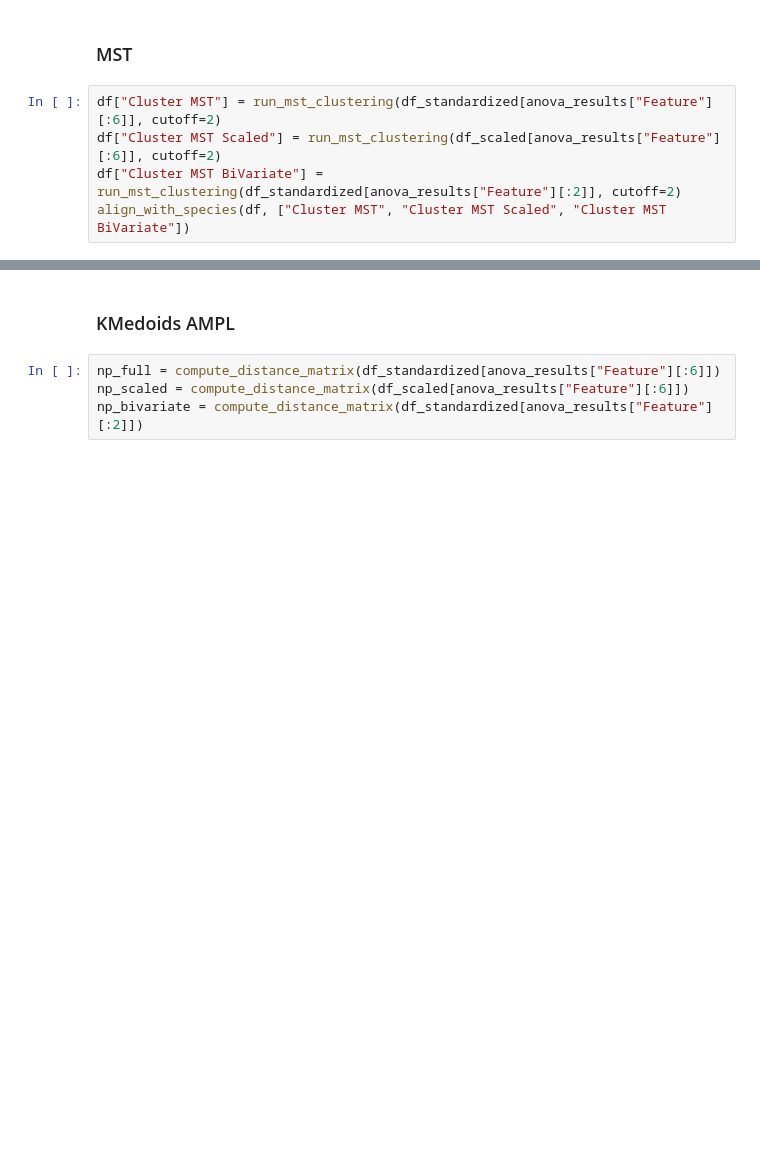
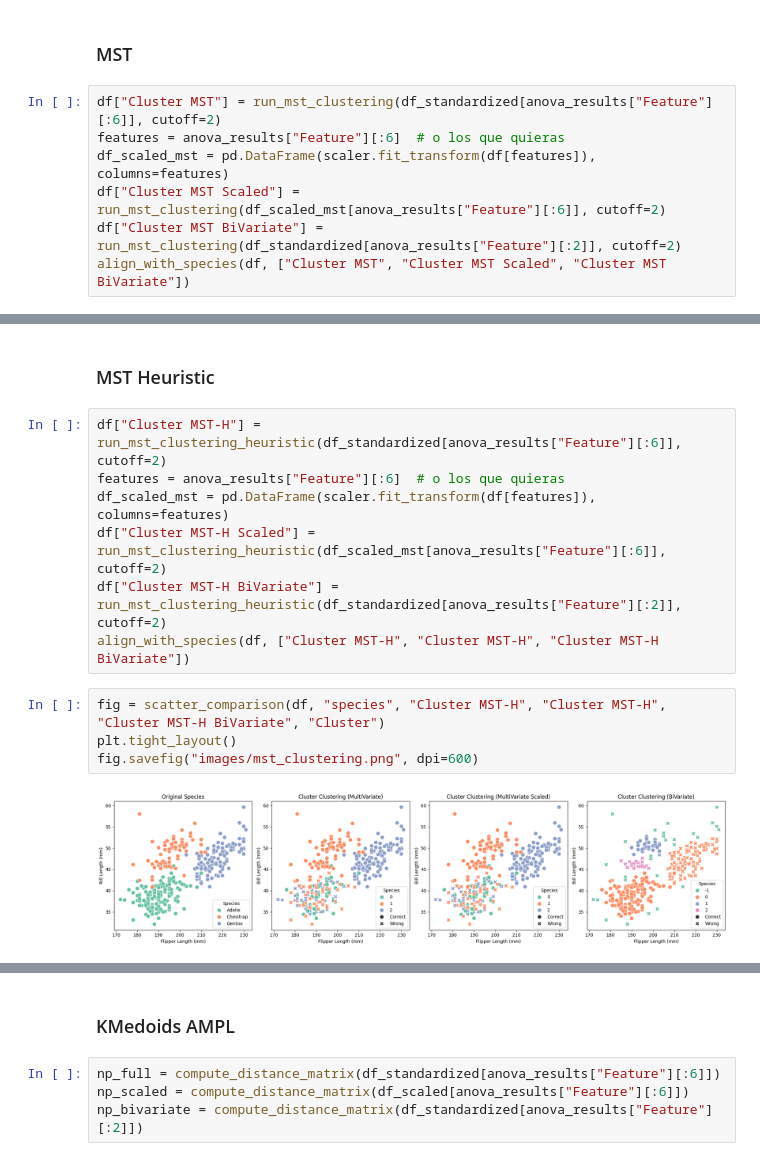
Before and after one commit to ivan-parreno/Cluster, a Jupyter notebook: ods/clustering/clustering.ipynb, the cells around one changed output, grey strips where cells are left out. Cells and saved outputs as stored; diff of their text form; blank space fills up the shorter version.

Commit message:
Merge and mst heuristic

```diff
--- a/ods/clustering/clustering.ipynb
+++ b/ods/clustering/clustering.ipynb
@@ -202,7 +213,9 @@ fig.savefig("images/kmedoids_confusion.png", dpi=600)
 ### MST
 # %%
 df["Cluster MST"] = run_mst_clustering(df_standardized[anova_results["Feature"][:6]], cutoff=2)
-df["Cluster MST Scaled"] = run_mst_clustering(df_scaled[anova_results["Feature"][:6]], cutoff=2)
+features = anova_results["Feature"][:6]  # o los que quieras
+df_scaled_mst = pd.DataFrame(scaler.fit_transform(df[features]), columns=features)
+df["Cluster MST Scaled"] = run_mst_clustering(df_scaled_mst[anova_results["Feature"][:6]], cutoff=2)
 df["Cluster MST BiVariate"] = run_mst_clustering(df_standardized[anova_results["Feature"][:2]], cutoff=2)
 align_with_species(df, ["Cluster MST", "Cluster MST Scaled", "Cluster MST BiVariate"])
 # %%
@@ -230,0 +248,15 @@ fig.savefig("images/mst_confusion.png", dpi=600)
+# %% [markdown]
+### MST Heuristic
+# %%
+df["Cluster MST-H"] = run_mst_clustering_heuristic(df_standardized[anova_results["Feature"][:6]], cutoff=2)
+features = anova_results["Feature"][:6]  # o los que quieras
+df_scaled_mst = pd.DataFrame(scaler.fit_transform(df[features]), columns=features)
+df["Cluster MST-H Scaled"] = run_mst_clustering_heuristic(df_scaled_mst[anova_results["Feature"][:6]], cutoff=2)
+df["Cluster MST-H BiVariate"] = run_mst_clustering_heuristic(df_standardized[anova_results["Feature"][:2]], cutoff=2)
+align_with_species(df, ["Cluster MST-H", "Cluster MST-H", "Cluster MST-H BiVariate"])
+# %%
+fig = scatter_comparison(df, "species", "Cluster MST-H", "Cluster MST-H", "Cluster MST-H BiVariate", "Cluster")
+plt.tight_layout()
+fig.savefig("images/mst_clustering.png", dpi=600)
+# %% [output]
+[figure, added]
```
Also changed, not shown: parts of 17 cells of this notebook, 12 other files.
